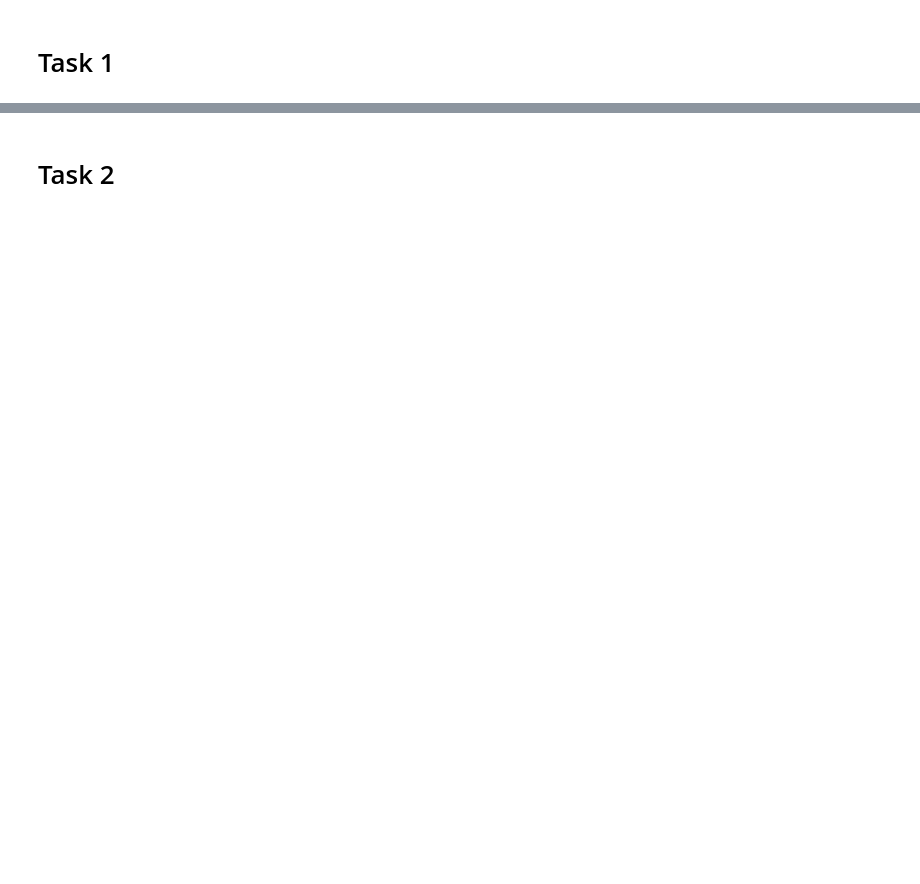
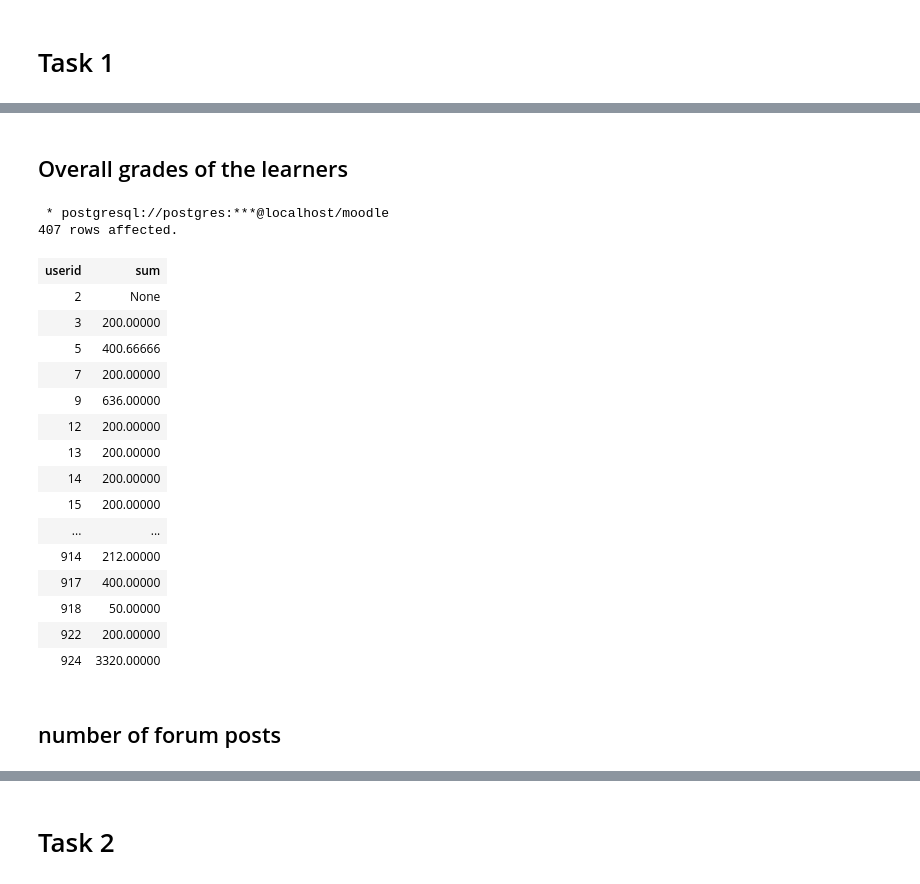
Before and after one commit to kenmbelenzi/Moodle-Log-Analysis, a Jupyter notebook: proj.ipynb, the cells around one changed output, grey strips where cells are left out. Saved outputs shown, nothing was run; the diff lists cells and outputs as text; code cells hidden in the pictures; blank space fills up the shorter version.

```diff
--- a/proj.ipynb
+++ b/proj.ipynb
@@ -270,0 +204,25 @@ table2csv('mdl_user','user.csv')
+# %% [markdown]
+## Overall grades of the learners
+# %%
+task.overall_grades()
+# %% [output]
+ * postgresql://postgres:***@localhost/moodle
+407 rows affected.
+| userid | sum |
+| 2 | None |
+| 3 | 200.00000 |
+| 5 | 400.66666 |
+| 7 | 200.00000 |
+| 9 | 636.00000 |
+| 12 | 200.00000 |
+| 13 | 200.00000 |
+| 14 | 200.00000 |
+| 15 | 200.00000 |
+| ... | ... |
+| 914 | 212.00000 |
+| 917 | 400.00000 |
+| 918 | 50.00000 |
+| 922 | 200.00000 |
+| 924 | 3320.00000 |
+# %% [markdown]
+## number of forum posts
```
Also changed, not shown: parts of 40 cells of this notebook.
